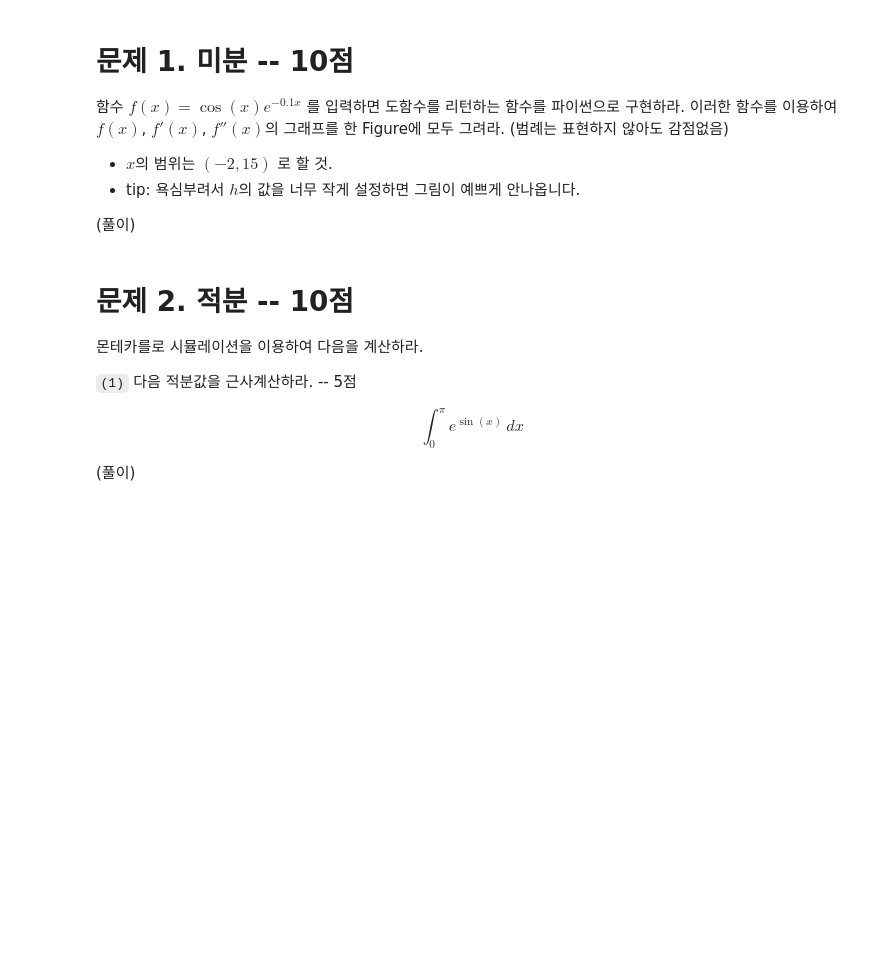
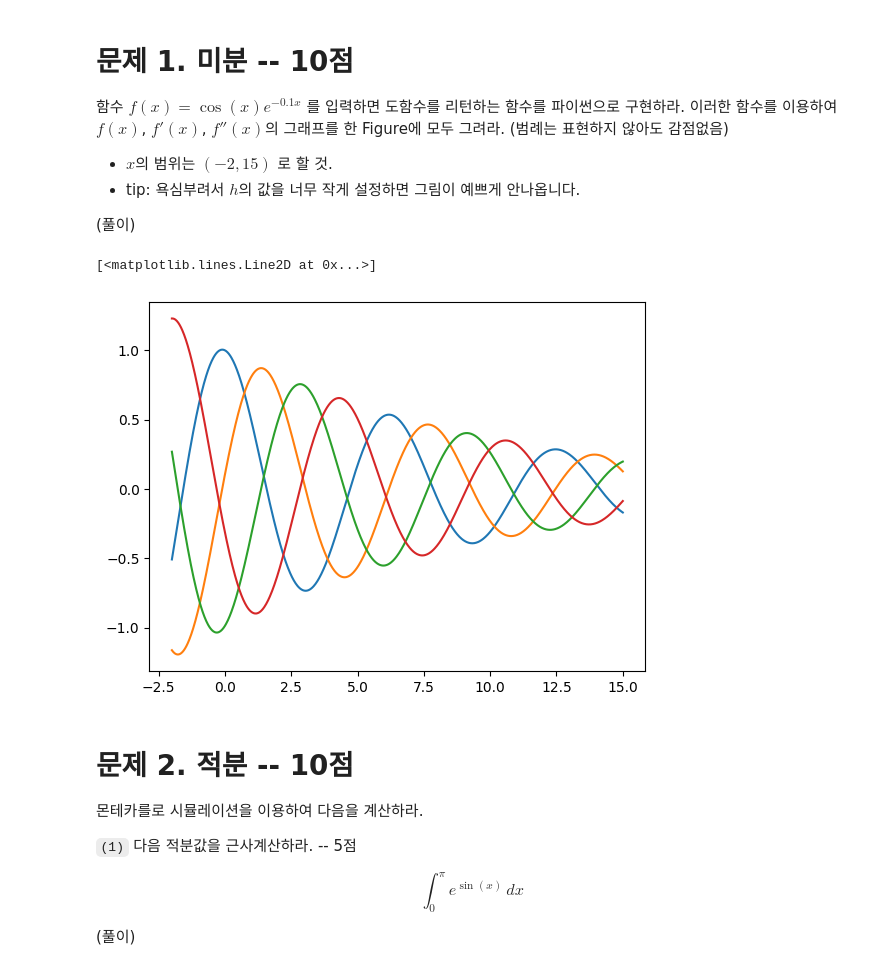
Before and after one commit to guebin/STSC2026, a Jupyter notebook: posts/Quiz3.ipynb, the cells around one changed output. Saved outputs shown, nothing was run; the diff lists cells and outputs as text; code cells hidden in the pictures; blank space fills up the shorter version.

```diff
--- a/posts/Quiz3.ipynb
+++ b/posts/Quiz3.ipynb
@@ -22,6 +22,22 @@ import itertools
 - tip: 욕심부려서 $h$의 값을 너무 작게 설정하면 그림이 예쁘게 안나옵니다.
 
 (풀이)
+# %%
+def f(x):
+    return np.cos(x)*np.exp(-0.1*x)
+x = np.linspace(-2,15,1000)
+def d(f):
+    return lambda x: (f(x)-f(x+0.01))/0.01
+f1 = d(f)
+f2 = d(f1)
+f3 = d(f2)
+plt.plot(x,f(x))
+plt.plot(x,f1(x))
+plt.plot(x,f2(x))
+plt.plot(x,f3(x))
+# %% [output]
+[<matplotlib.lines.Line2D at 0x...>]
+[figure, added]
 # %% [markdown]
 # 문제 2. 적분 -- 10점
 
```
Also changed, not shown: parts of 21 cells of this notebook, 24 other files.
